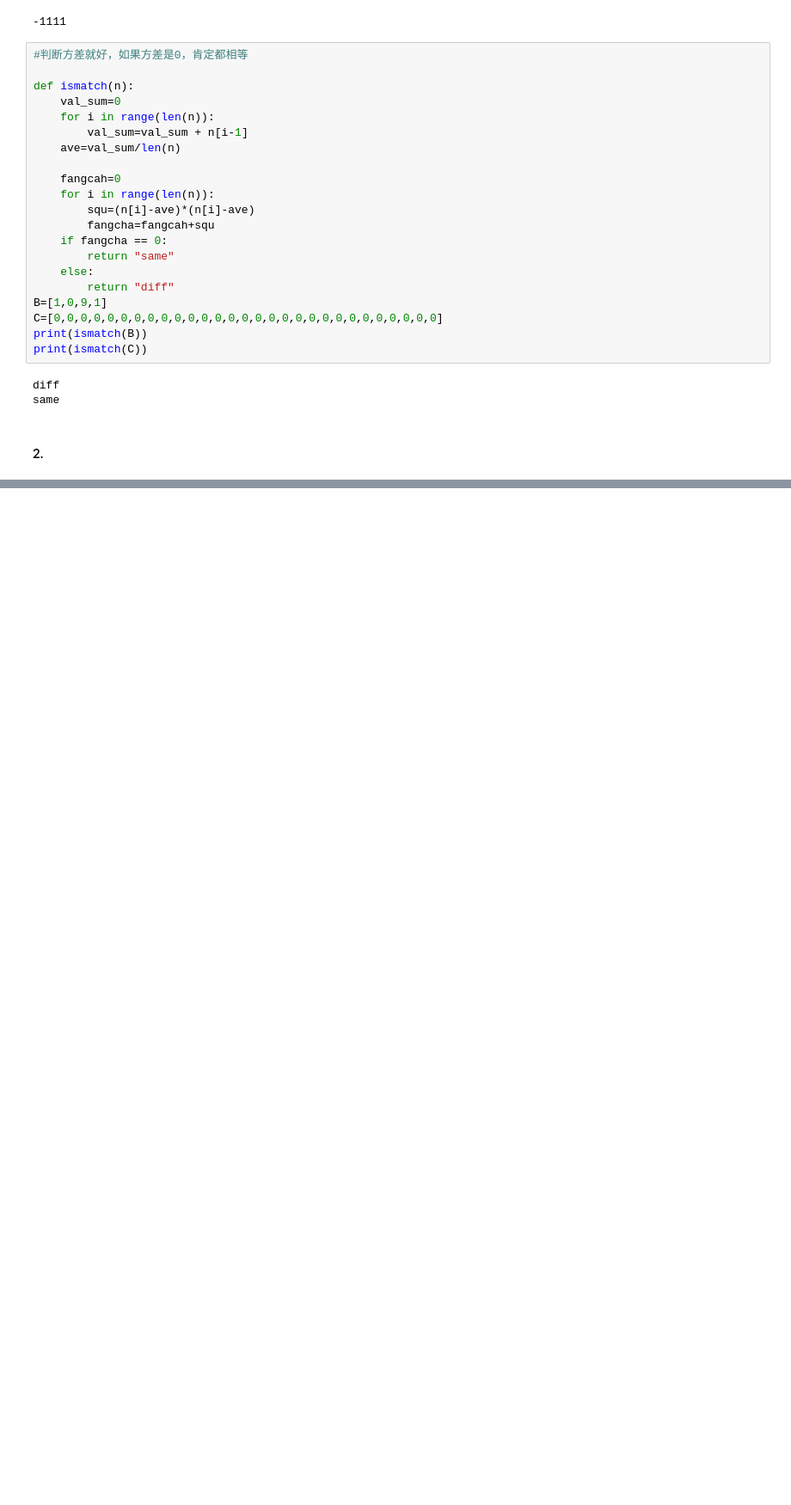
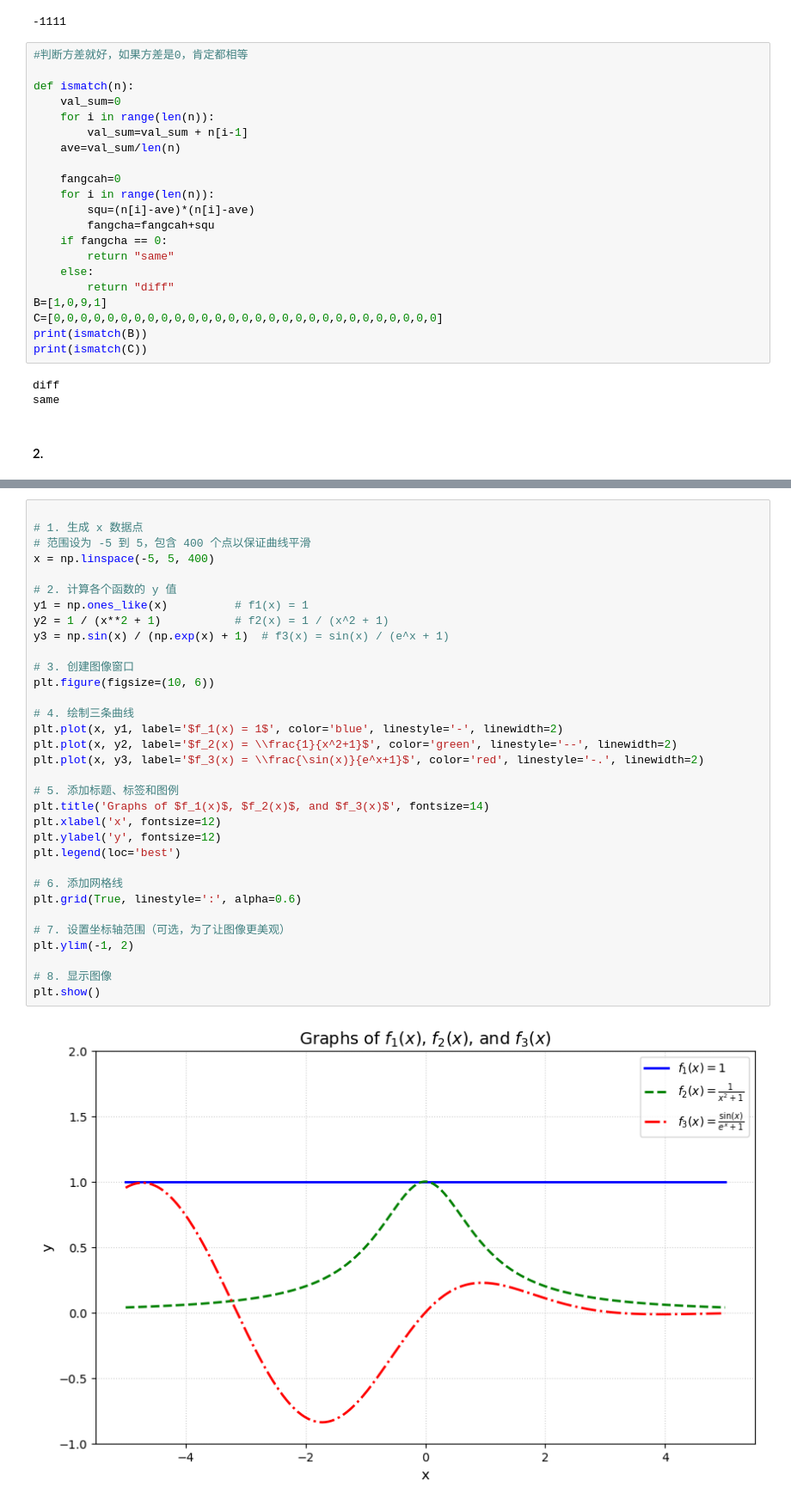
Before and after one commit to mengzihahaha/numerical_apro, a Jupyter notebook: asignment.ipynb, the cells around one changed output, grey strips where cells are left out. Shown at 86% size. Cells and saved outputs as stored; diff of their text form; blank space fills up the shorter version.

```diff
--- a/asignment.ipynb
+++ b/asignment.ipynb
@@ -64,0 +507,35 @@ a=[1,2,3,5,4]
+# %%
+
+# 1. 生成 x 数据点
+# 范围设为 -5 到 5，包含 400 个点以保证曲线平滑
+x = np.linspace(-5, 5, 400)
+
+# 2. 计算各个函数的 y 值
+y1 = np.ones_like(x)          # f1(x) = 1
+y2 = 1 / (x**2 + 1)           # f2(x) = 1 / (x^2 + 1)
+y3 = np.sin(x) / (np.exp(x) + 1)  # f3(x) = sin(x) / (e^x + 1)
+
+# 3. 创建图像窗口
+plt.figure(figsize=(10, 6))
+
+# 4. 绘制三条曲线
+plt.plot(x, y1, label='$f_1(x) = 1$', color='blue', linestyle='-', linewidth=2)
+plt.plot(x, y2, label='$f_2(x) = \\frac{1}{x^2+1}$', color='green', linestyle='--', linewidth=2)
+plt.plot(x, y3, label='$f_3(x) = \\frac{\sin(x)}{e^x+1}$', color='red', linestyle='-.', linewidth=2)
+
+# 5. 添加标题、标签和图例
+plt.title('Graphs of $f_1(x)$, $f_2(x)$, and $f_3(x)$', fontsize=14)
+plt.xlabel('x', fontsize=12)
+plt.ylabel('y', fontsize=12)
+plt.legend(loc='best')
+
+# 6. 添加网格线
+plt.grid(True, linestyle=':', alpha=0.6)
+
+# 7. 设置坐标轴范围（可选，为了让图像更美观）
+plt.ylim(-1, 2)
+
+# 8. 显示图像
+plt.show()
+# %% [output]
+[figure, added]
```
Also changed, not shown: parts of 13 cells of this notebook, 3 other files.
